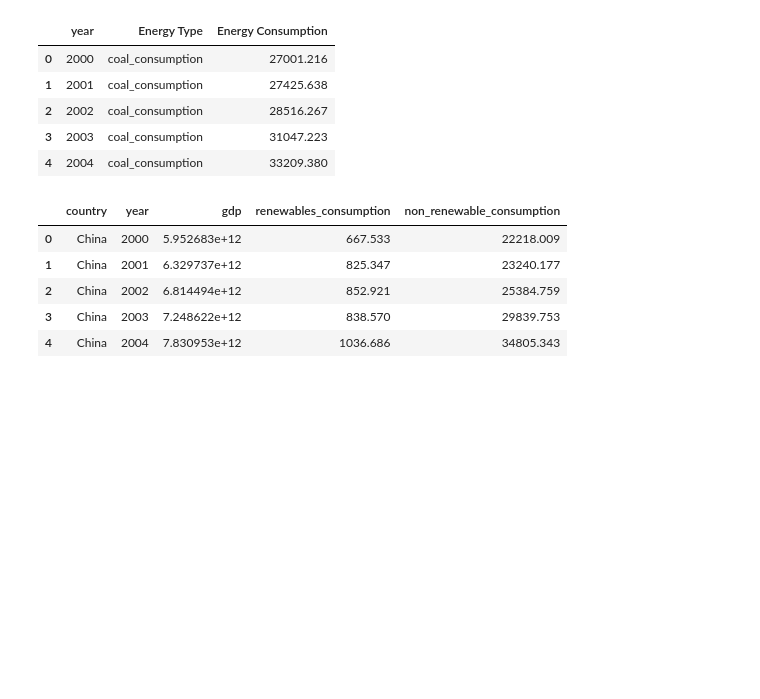
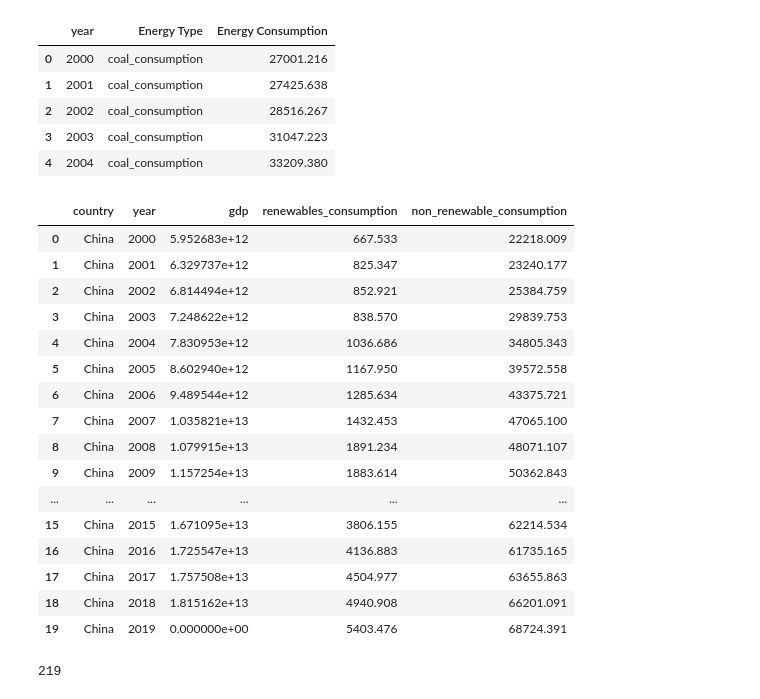
Before and after one commit to dikshaphuloria/Data_Wrangling_Project, a Jupyter notebook: data_wrangling_project.ipynb, the cells around one changed output. Cells and saved outputs as stored; diff of their text form; code cells hidden in the pictures; blank space fills up the shorter version.

Commit message:
Added test data extracted via API

```diff
--- a/data_wrangling_project.ipynb
+++ b/data_wrangling_project.ipynb
@@ -378,18 +380,29 @@ fig.show()
 # %%
 comparison_data = new_data.groupby(['country', 'year'])[['gdp', 'renewables_consumption', 'non_renewable_consumption']].sum().reset_index()
 
 top_5_countries = comparison_data.groupby('country')['gdp'].mean().nlargest(5).index.tolist()
 
 comparison_data = comparison_data[comparison_data['country'].isin(top_5_countries)].reset_index(drop=True)
 
-comparison_data.head()
+comparison_data.head(20)
 # %% [output]
 |  | country | year | gdp | renewables_consumption | non_renewable_consumption |
 | 0 | China | 2000 | 5.952683e+12 | 667.533 | 22218.009 |
 | 1 | China | 2001 | 6.329737e+12 | 825.347 | 23240.177 |
 | 2 | China | 2002 | 6.814494e+12 | 852.921 | 25384.759 |
 | 3 | China | 2003 | 7.248622e+12 | 838.570 | 29839.753 |
 | 4 | China | 2004 | 7.830953e+12 | 1036.686 | 34805.343 |
+| 5 | China | 2005 | 8.602940e+12 | 1167.950 | 39572.558 |
+| 6 | China | 2006 | 9.489544e+12 | 1285.634 | 43375.721 |
+| 7 | China | 2007 | 1.035821e+13 | 1432.453 | 47065.100 |
+| 8 | China | 2008 | 1.079915e+13 | 1891.234 | 48071.107 |
+| 9 | China | 2009 | 1.157254e+13 | 1883.614 | 50362.843 |
+| ... | ... | ... | ... | ... | ... |
+| 15 | China | 2015 | 1.671095e+13 | 3806.155 | 62214.534 |
+| 16 | China | 2016 | 1.725547e+13 | 4136.883 | 61735.165 |
+| 17 | China | 2017 | 1.757508e+13 | 4504.977 | 63655.863 |
+| 18 | China | 2018 | 1.815162e+13 | 4940.908 | 66201.091 |
+| 19 | China | 2019 | 0.000000e+00 | 5403.476 | 68724.391 |
 # %%
 melted_data = comparison_data.melt(
     id_vars=['country', 'year'],
@@ -435,3 +448,9 @@ fig1.update_yaxes(separatethousands=True)
 fig1.layout.updatemenus[0].buttons[0].args[1]['frame']['duration'] = 700
 
 fig1.show()
+# %%
+countries = new_data['country'].unique()
+
+print(len(countries))
+# %% [output]
+219
```
Also changed, not shown: parts of 16 cells of this notebook, 5 other files.
